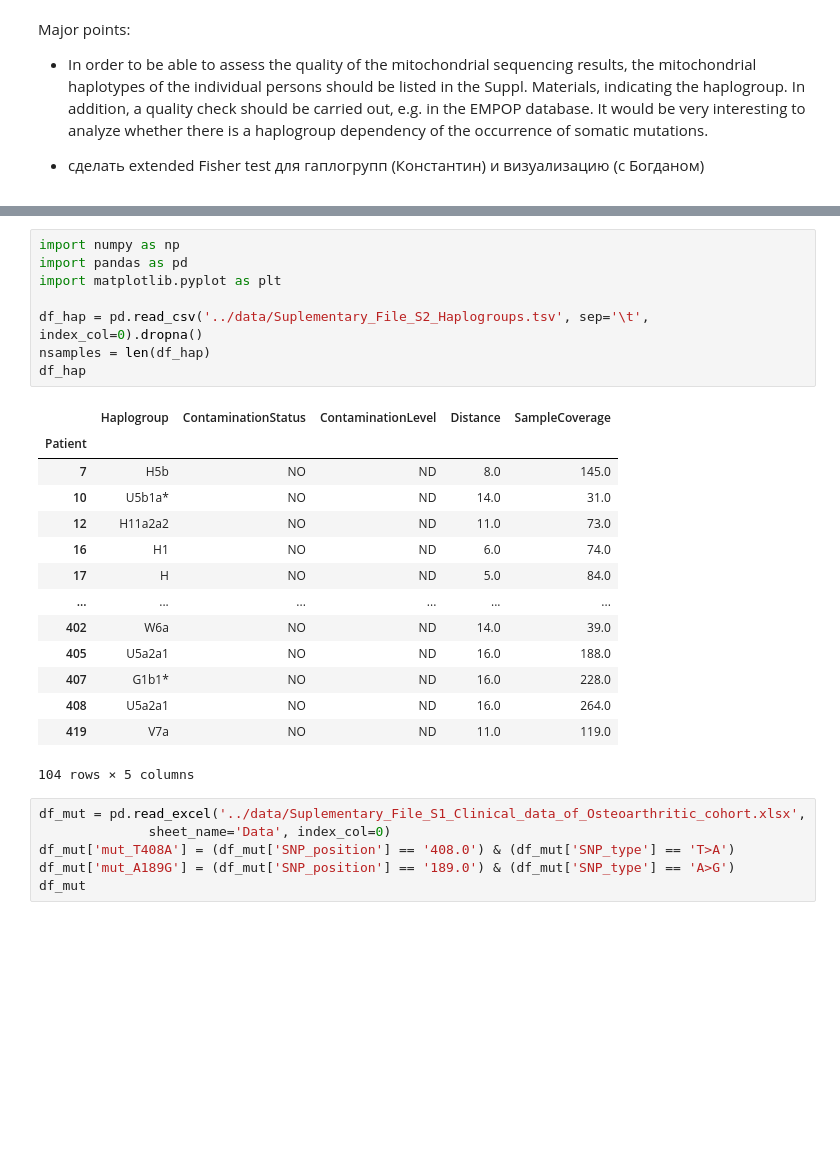
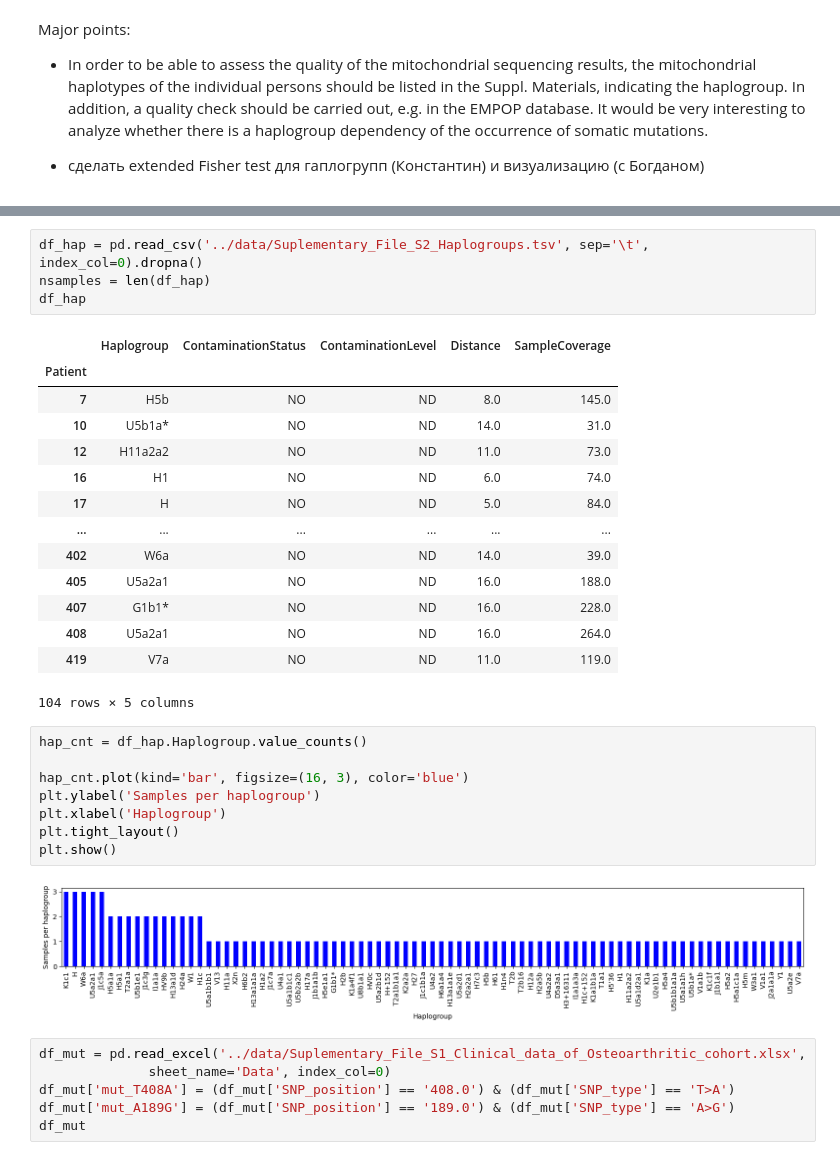
Before and after one commit to mitoclub/MCPA_osteoarthritic, a Jupyter notebook: scripts/haplogroup_analyse.ipynb, the cells around one changed output, grey strips where cells are left out. Cells and saved outputs as stored; diff of their text form; blank space fills up the shorter version.

Commit message:
images done; binomtest cannot be applied

```diff
--- a/scripts/haplogroup_analyse.ipynb
+++ b/scripts/haplogroup_analyse.ipynb
@@ -7,8 +16,4 @@ Major points:
 # %%
-import numpy as np
-import pandas as pd
-import matplotlib.pyplot as plt
-
 df_hap = pd.read_csv('../data/Suplementary_File_S2_Haplogroups.tsv', sep='\t', index_col=0).dropna()
 nsamples = len(df_hap)
 df_hap
@@ -27,6 +32,16 @@ df_hap
 | 408 | U5a2a1 | NO | ND | 16.0 | 264.0 |
 | 419 | V7a | NO | ND | 11.0 | 119.0 |
 104 rows × 5 columns
+# %%
+hap_cnt = df_hap.Haplogroup.value_counts()
+
+hap_cnt.plot(kind='bar', figsize=(16, 3), color='blue')
+plt.ylabel('Samples per haplogroup')
+plt.xlabel('Haplogroup')
+plt.tight_layout()
+plt.show()
+# %% [output]
+[figure, added]
 # %%
 df_mut = pd.read_excel('../data/Suplementary_File_S1_Clinical_data_of_Osteoarthritic_cohort.xlsx',
               sheet_name='Data', index_col=0)
```
Also changed, not shown: parts of 18 cells of this notebook.
